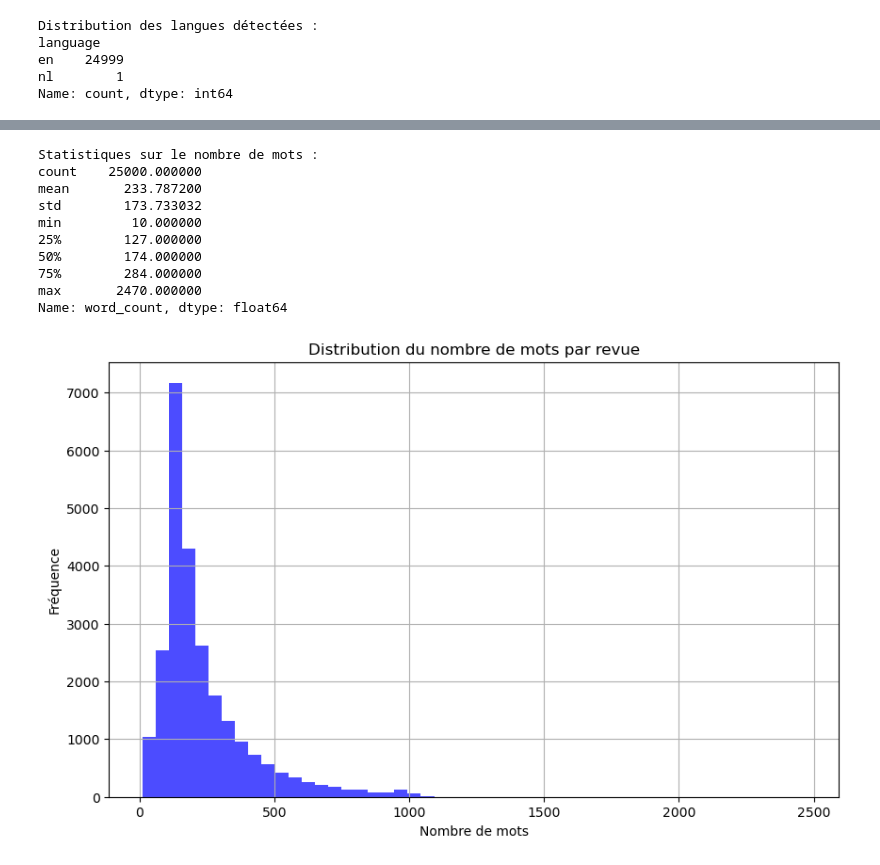
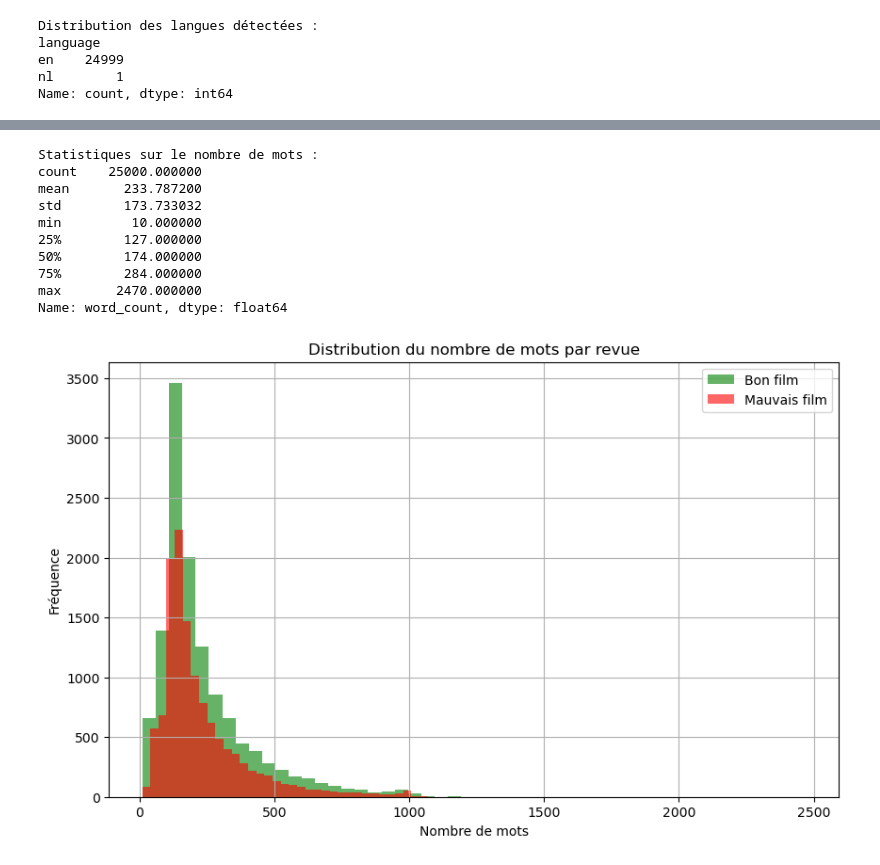
Before and after one commit to antoinerougier/NLP_Project, a Jupyter notebook: notebook/data_visualiation.ipynb, the cells around one changed output, grey strips where cells are left out. Saved outputs shown, nothing was run; the diff lists cells and outputs as text; code cells hidden in the pictures.

```diff
--- a/notebook/data_visualiation.ipynb
+++ b/notebook/data_visualiation.ipynb
@@ -64,32 +68,40 @@ Name: count, dtype: int64
 # %%
 def count_words(text):
     if isinstance(text, str):
         words = text.split()
         return len(words)
     return 0
 
 df['word_count'] = df['text'].apply(count_words)
 
+# Affichage des statistiques globales
 word_count_distribution = df['word_count'].describe()
 print("\nStatistiques sur le nombre de mots :")
 print(word_count_distribution)
 
+# Séparer les données selon la catégorie
+word_count_good = df[df['label'] == 1]['word_count']
+word_count_bad = df[df['label'] == 0]['word_count']
+
+# Affichage de l'histogramme superposé
 plt.figure(figsize=(10, 6))
-plt.hist(df['word_count'], bins=50, alpha=0.7, color='blue')
+plt.hist(word_count_good, bins=50, alpha=0.6, color='green', label="Bon film")
+plt.hist(word_count_bad, bins=50, alpha=0.6, color='red', label="Mauvais film")
 plt.title('Distribution du nombre de mots par revue')
 plt.xlabel('Nombre de mots')
 plt.ylabel('Fréquence')
+plt.legend()
 plt.grid(True)
 plt.show()
 # %% [output]
 Statistiques sur le nombre de mots :
 count    25000.000000
 mean       233.787200
 std        173.733032
 min         10.000000
 25%        127.000000
 50%        174.000000
 75%        284.000000
 max       2470.000000
 Name: word_count, dtype: float64
-[figure, old version]
+[figure, new version]
```
Also changed, not shown: parts of 3 cells of this notebook, 1 other file.
